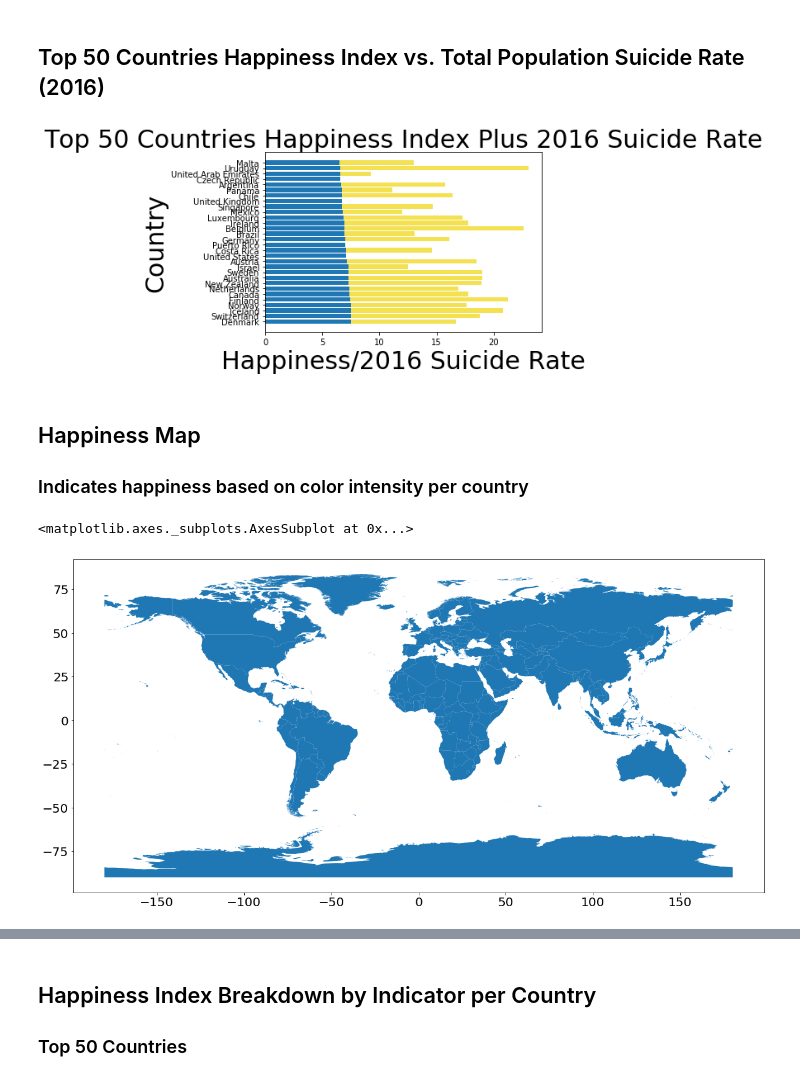
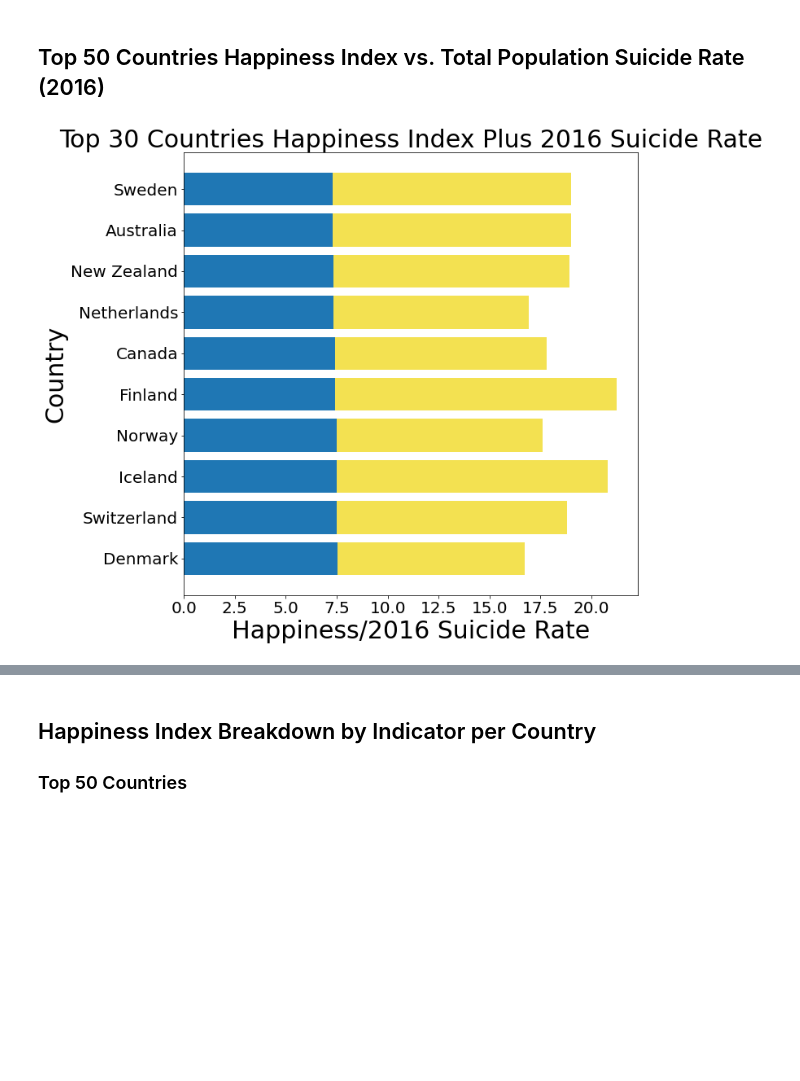
Before and after one commit to TBBSparks/Team-Happiness, a Jupyter notebook: TeamHappiness_Combined_V1.ipynb, the cells around one changed output, grey strips where cells are left out. Saved outputs shown, nothing was run; the diff lists cells and outputs as text; code cells hidden in the pictures; blank space fills up the shorter version.

```diff
--- a/TeamHappiness_Combined_V1.ipynb
+++ b/TeamHappiness_Combined_V1.ipynb
@@ -63,27 +103,28 @@ location_merged_df.head()
 # %%
 # # Calculate total population suicide rate per country
 # Avg_Suicide_Rate=suicide_df
 
 # Horizontal stacked bar chart
-top50_df= merged_df.loc[0:29]
-low50_df=merged_df.loc[127:156]
+top30_df= merged_df.loc[0:29]
+low30_df=merged_df.loc[127:156]
 
-top_Happy_Score=top50_df["Happiness Score"]
-top_Suicide_Rate=top50_df["2016"]
-topIndex=top50_df["Country"]
+top10_df=merged_df.loc[0:9]
+low10_df=merged_df.loc[147:156]
+
+top_Happy_Score=top10_df["Happiness Score"]
+top_Suicide_Rate=top10_df["2016"]
+topIndex=top10_df["Country"]
+x=["top_Happy_Score","top_Suicide_Rate"]
 
 plt.barh(topIndex,top_Happy_Score)
 plt.barh(topIndex,top_Suicide_Rate,left=top_Happy_Score,color="#f3e151")
-plt.rcParams["figure.figsize"]=(20,20)
-plt.title("Top 50 Countries Happiness Index Plus 2016 Suicide Rate",fontsize=30)
+plt.rcParams["figure.figsize"]=(10,10)
+plt.title("Top 30 Countries Happiness Index Plus 2016 Suicide Rate",fontsize=30)
 plt.ylabel("Country",fontsize=30)
 plt.xlabel("Happiness/2016 Suicide Rate",fontsize=30)
 plt.rc('xtick', labelsize=20)
 plt.rc('ytick', labelsize=20)
 plt.savefig("Plot_1")
 plt.show()
 # %% [output]
-[figure, old version]
+[figure, new version]
-# %% [markdown]
-## Happiness Map
-### Indicates happiness based on color intensity per country
@@ -96,5 +130,0 @@ map_df=gpd.read_file(filepath)
-# %%
-map_df.plot()
-# %% [output]
-<matplotlib.axes._subplots.AxesSubplot at 0x...>
-[figure, removed]
```
Also changed, not shown: parts of 13 cells of this notebook, 5 other files.
